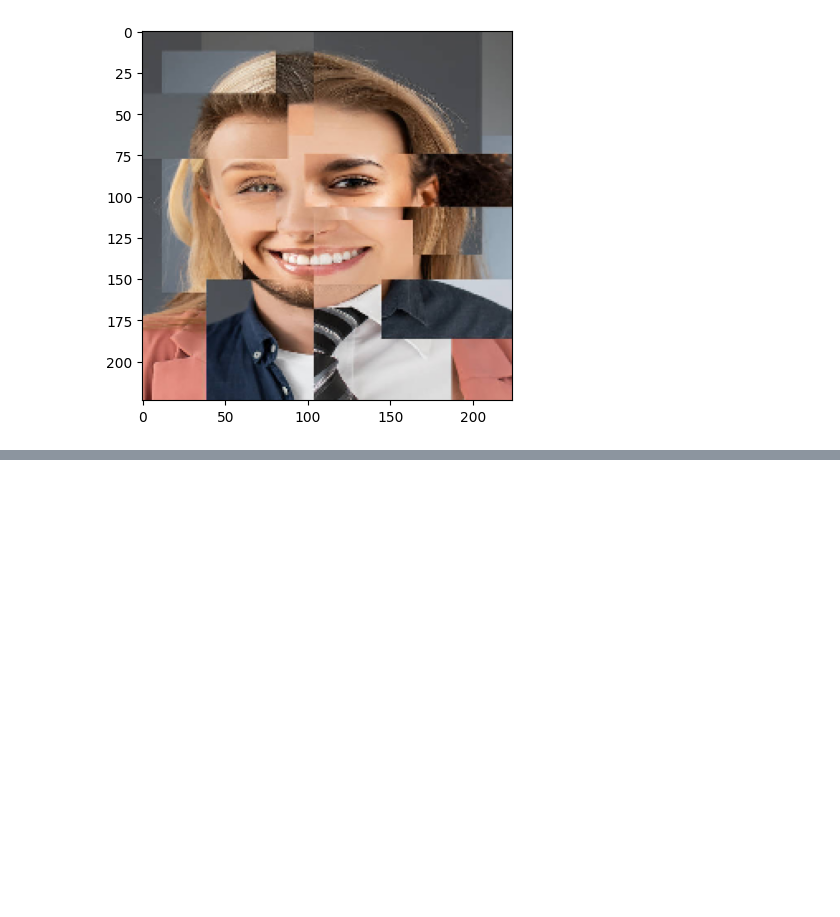
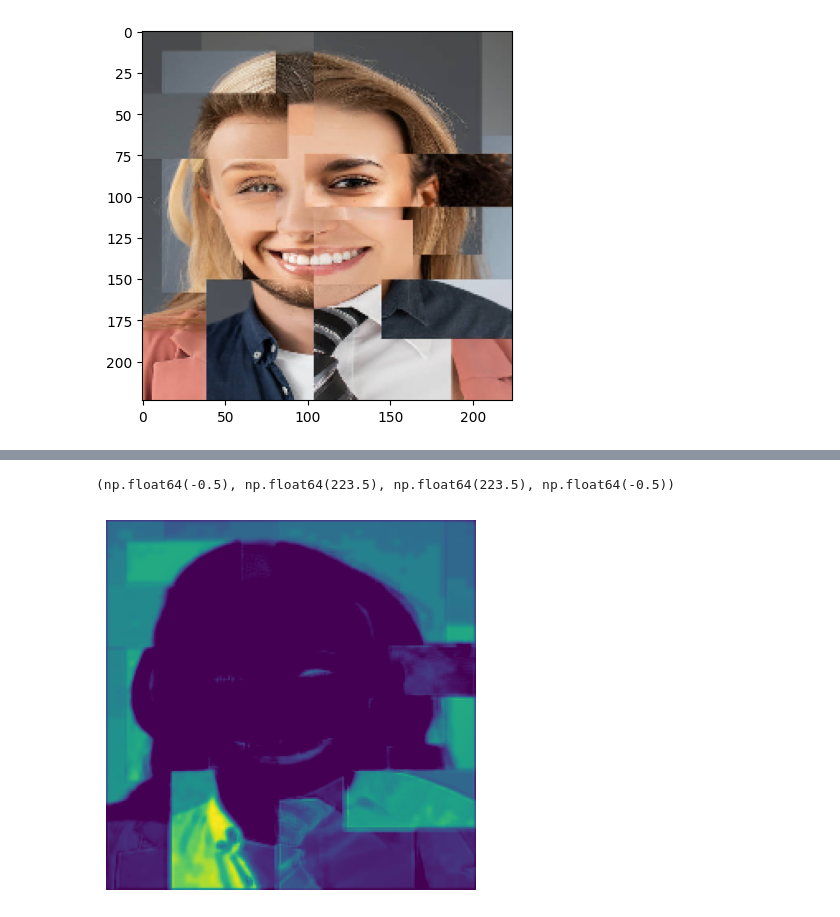
Before and after one commit to NYU-IDM-9103/Project, a Jupyter notebook: cnn_layers/cnn_feature_map_test.ipynb, the cells around one changed output, grey strips where cells are left out. Drawn from its saved outputs; the diff is of its cells as text; code cells hidden in the pictures; blank space fills up the shorter version.

```diff
--- a/cnn_layers/cnn_feature_map_test.ipynb
+++ b/cnn_layers/cnn_feature_map_test.ipynb
@@ -118,0 +112,8 @@ WARNING:tensorflow:5 out of the last 5 calls to <function TensorFlowTrainer.make
+# %%
+model = VGG16()
+model = Model(inputs=model.inputs, outputs=model.layers[2].output)
+img = load_img('imgs/mosaic_face.jpg', target_size=(224, 224))
+img = img_to_array(img)
+img = expand_dims(img, axis=0)
+img = preprocess_input(img)
+feature_maps = model.predict(img)
@@ -118,0 +126,7 @@ WARNING:tensorflow:5 out of the last 5 calls to <function TensorFlowTrainer.make
+# %%
+# choose a random feature map
+plt.imshow(feature_maps[0, :, :, 2])
+plt.axis('off')
+# %% [output]
+(np.float64(-0.5), np.float64(223.5), np.float64(223.5), np.float64(-0.5))
+[figure, added]
```
Also changed, not shown: parts of 16 cells of this notebook, 1 other file.
